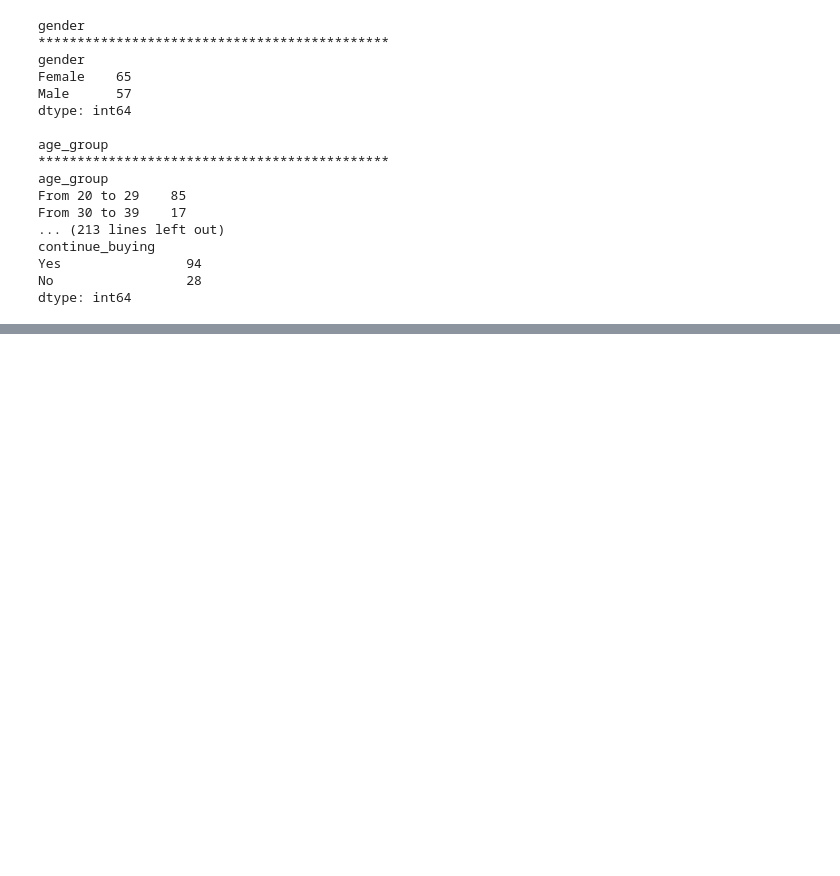
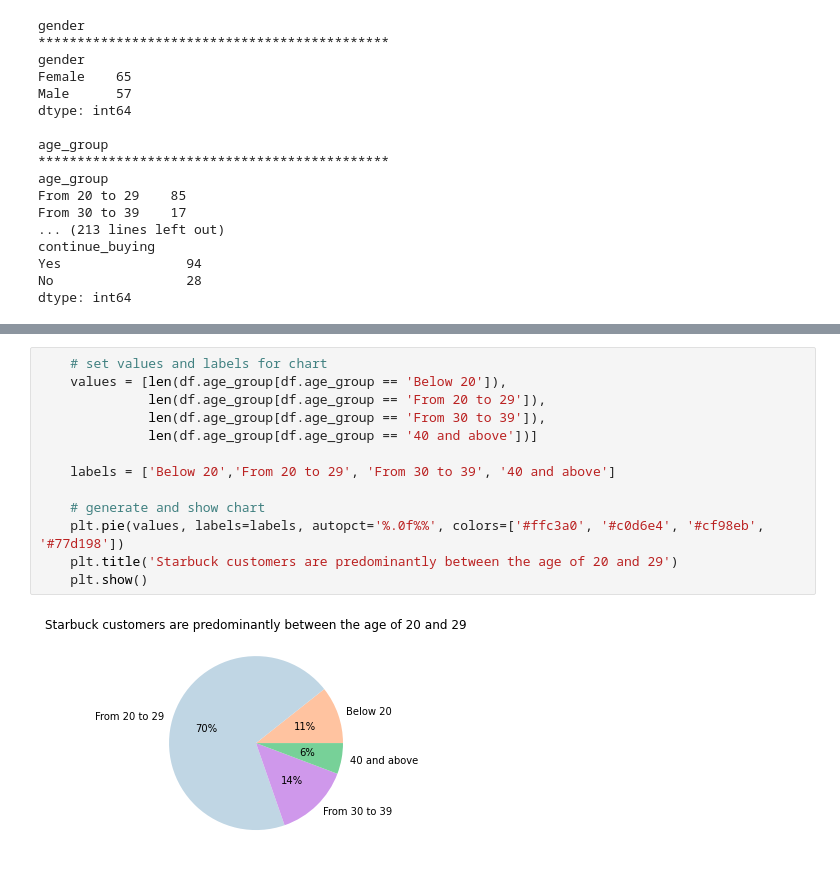
Before and after one commit to Johndsalas/Starbucks_Customer_Profiles, a Jupyter notebook: main.ipynb, the cells around one changed output, grey strips where cells are left out. Drawn from its saved outputs; the diff is of its cells as text; blank space fills up the shorter version.

```diff
--- a/main.ipynb
+++ b/main.ipynb
@@ -68,0 +116,15 @@ dtype: int64
+# %%
+    # set values and labels for chart
+    values = [len(df.age_group[df.age_group == 'Below 20']),
+              len(df.age_group[df.age_group == 'From 20 to 29']),
+              len(df.age_group[df.age_group == 'From 30 to 39']),
+              len(df.age_group[df.age_group == '40 and above'])]
+
+    labels = ['Below 20','From 20 to 29', 'From 30 to 39', '40 and above']
+
+    # generate and show chart
+    plt.pie(values, labels=labels, autopct='%.0f%%', colors=['#ffc3a0', '#c0d6e4', '#cf98eb', '#77d198'])
+    plt.title('Starbuck customers are predominantly between the age of 20 and 29')
+    plt.show()
+# %% [output]
+[figure, added]
```
Also changed, not shown: parts of 5 cells of this notebook.
